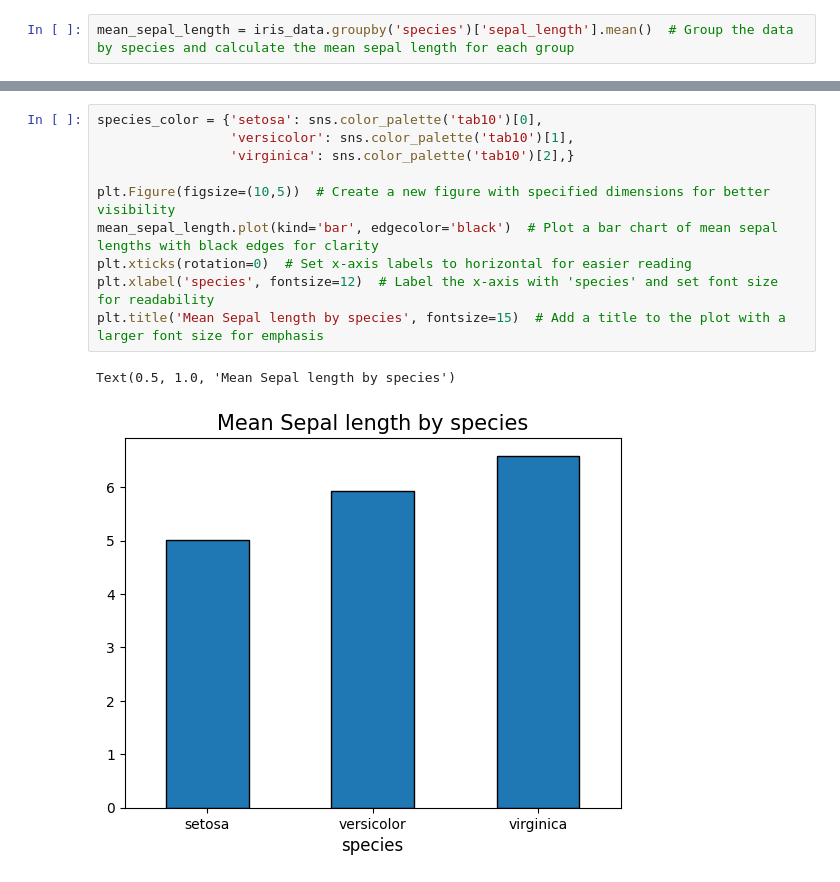
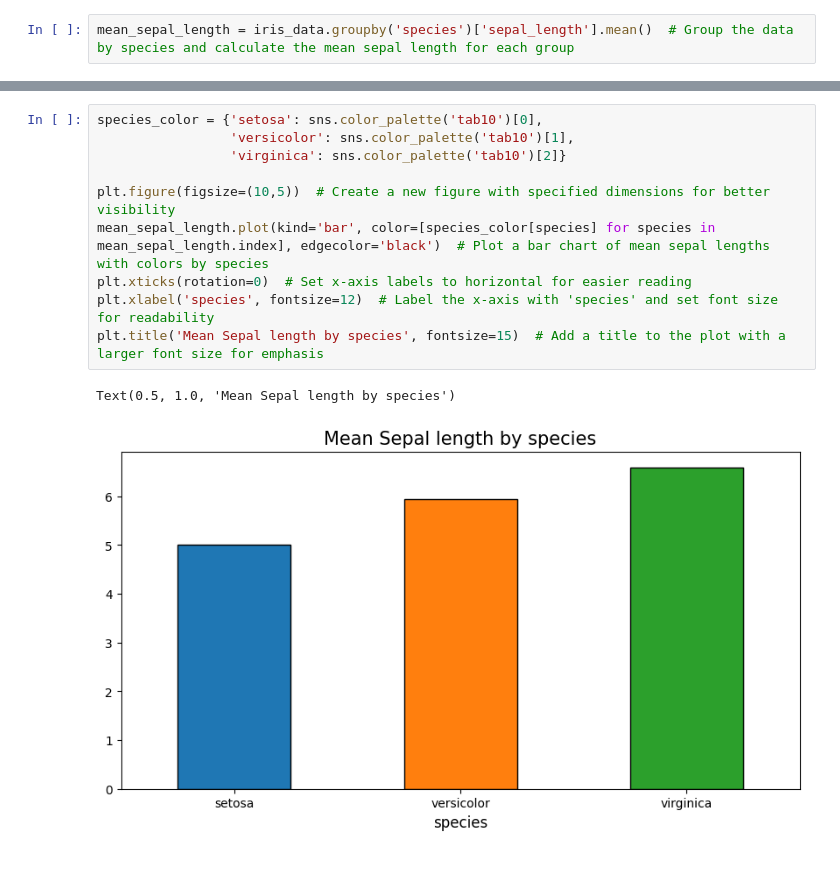
Before and after one commit to SombrathnaSout/Data-viz-sessions, a Jupyter notebook: session5/session5.ipynb, the cells around one changed output, grey strips where cells are left out. Drawn from its saved outputs; the diff is of its cells as text.

```diff
--- a/session5/session5.ipynb
+++ b/session5/session5.ipynb
@@ -80,13 +77,13 @@ Index(['setosa', 'versicolor', 'virginica'], dtype='object', name='species')
 # %%
 species_color = {'setosa': sns.color_palette('tab10')[0],
                  'versicolor': sns.color_palette('tab10')[1],
-                 'virginica': sns.color_palette('tab10')[2],}
+                 'virginica': sns.color_palette('tab10')[2]}
 
-plt.Figure(figsize=(10,5))  # Create a new figure with specified dimensions for better visibility
-mean_sepal_length.plot(kind='bar', edgecolor='black')  # Plot a bar chart of mean sepal lengths with black edges for clarity
+plt.figure(figsize=(10,5))  # Create a new figure with specified dimensions for better visibility
+mean_sepal_length.plot(kind='bar', color=[species_color[species] for species in mean_sepal_length.index], edgecolor='black')  # Plot a bar chart of mean sepal lengths with colors by species
 plt.xticks(rotation=0)  # Set x-axis labels to horizontal for easier reading
 plt.xlabel('species', fontsize=12)  # Label the x-axis with 'species' and set font size for readability
 plt.title('Mean Sepal length by species', fontsize=15)  # Add a title to the plot with a larger font size for emphasis
 # %% [output]
 Text(0.5, 1.0, 'Mean Sepal length by species')
-[figure, old version]
+[figure, new version]
```
Also changed, not shown: parts of 1 cell of this notebook.
